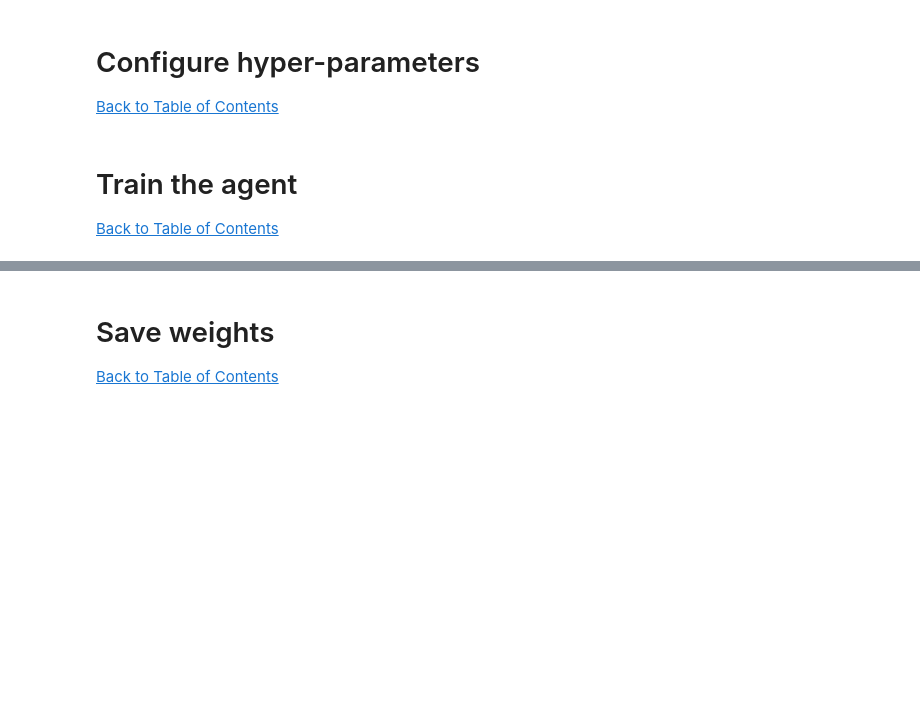
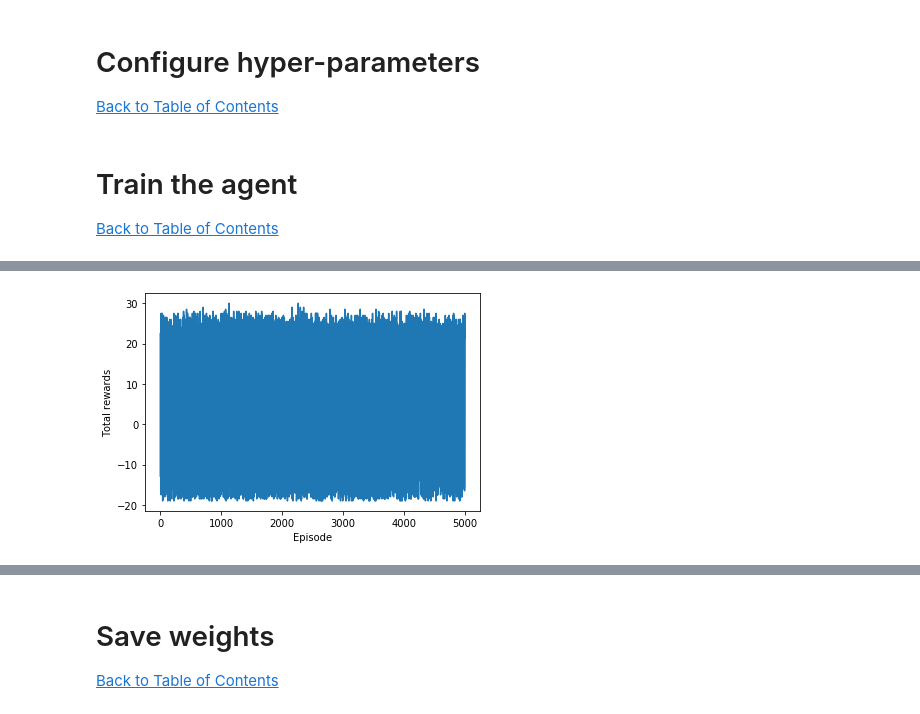
Before and after one commit to Jumpo-523/connectX, a Jupyter notebook: ConnectX with Deep Q-Learning (PyTorch).ipynb, the cells around one changed output, grey strips where cells are left out. Saved outputs shown, nothing was run; the diff lists cells and outputs as text; code cells hidden in the pictures; blank space fills up the shorter version.

```diff
--- a/ConnectX with Deep Q-Learning (PyTorch).ipynb
+++ b/ConnectX with Deep Q-Learning (PyTorch).ipynb
@@ -48,7 +55,7 @@ NOTE: All classes here were copied from my previous [*kernel*](https://www.kaggl
 [Back to Table of Contents](#ToC)
 # %%
 class ConnectX(gym.Env):
-    def __init__(self, switch_prob=0.5):
+    def __init__(self, switch_prob=0.5, pair=[None, 'random']):
         self.env = make('connectx', debug=False)
         self.pair = [None, 'random']
         self.trainer = self.env.train(self.pair)
@@ -282,10 +289,12 @@ for n in pbar:
 # %% [output]
 [interactive output not drawn]
 # %%
-# plt.plot(all_total_rewards)
-# plt.xlabel('Episode')
-# plt.ylabel('Total rewards')
-# plt.show()
+plt.plot(all_total_rewards)
+plt.xlabel('Episode')
+plt.ylabel('Total rewards')
+plt.show()
+# %% [output]
+[figure, added]
 # %%
 plt.plot(all_avg_rewards)
 plt.xlabel('Episode')
```
Also changed, not shown: parts of 10 cells of this notebook, 2 other files.
